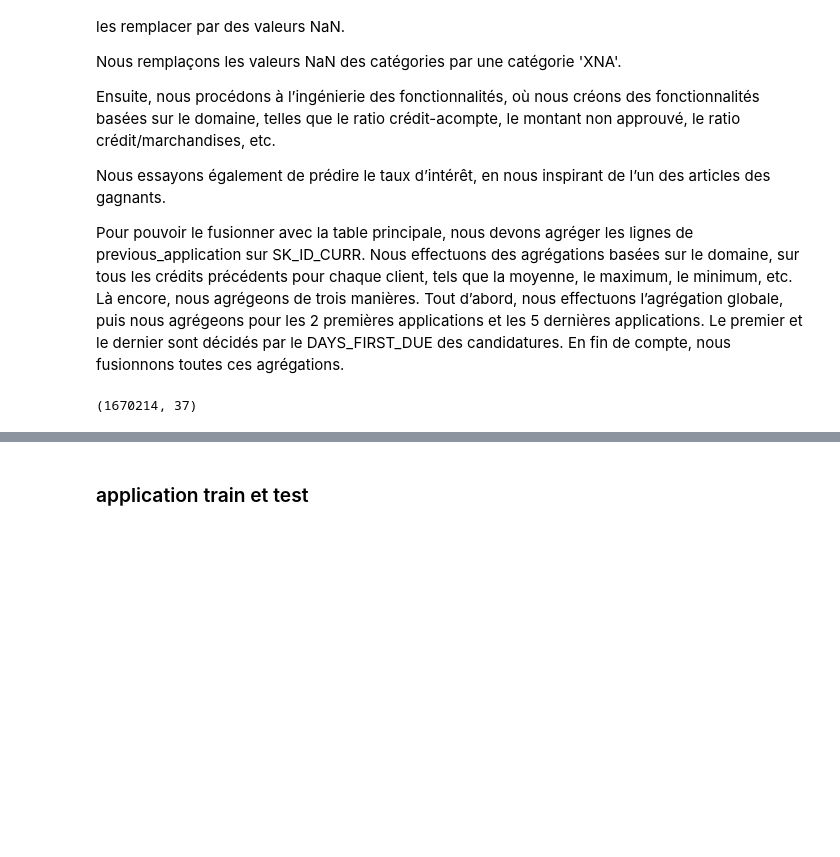
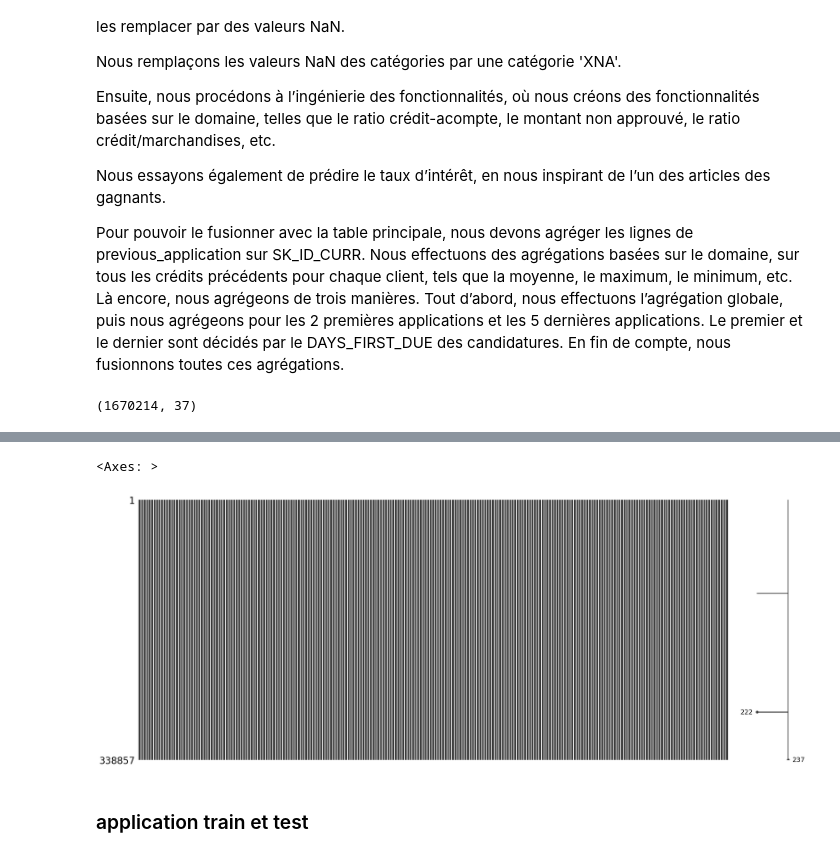
Before and after one commit to ASAKHRI/ProjetFilRouge, a Jupyter notebook: fEngeneering.ipynb, the cells around one changed output, grey strips where cells are left out. Cells and saved outputs as stored; diff of their text form; code cells hidden in the pictures; blank space fills up the shorter version.

```diff
--- a/fEngeneering.ipynb
+++ b/fEngeneering.ipynb
@@ -520,3 +540,8 @@ previous_application_aggregated = previous_application_aggregated.merge(group_al
+# %%
+msno.matrix(previous_application_aggregated)
+# %% [output]
+<Axes: >
+[figure, added]
 # %% [markdown]
 ### application train et test
 # %% [markdown]
```
Also changed, not shown: parts of 30 cells of this notebook, 1 other file.
